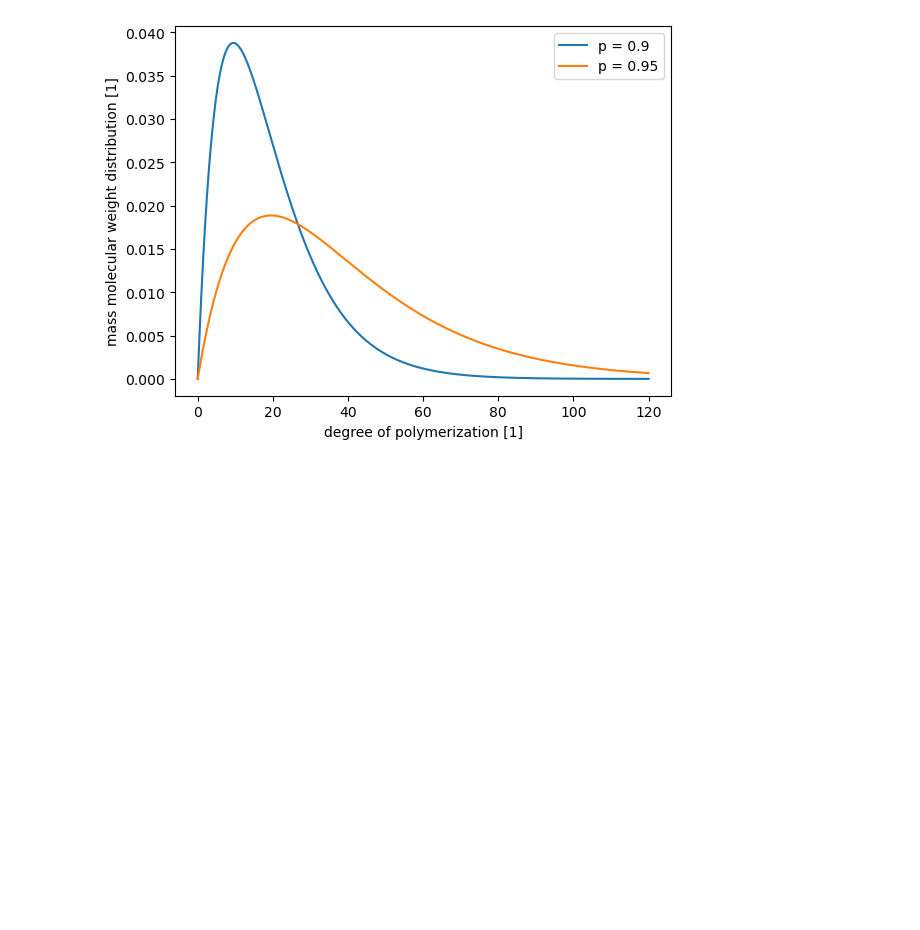
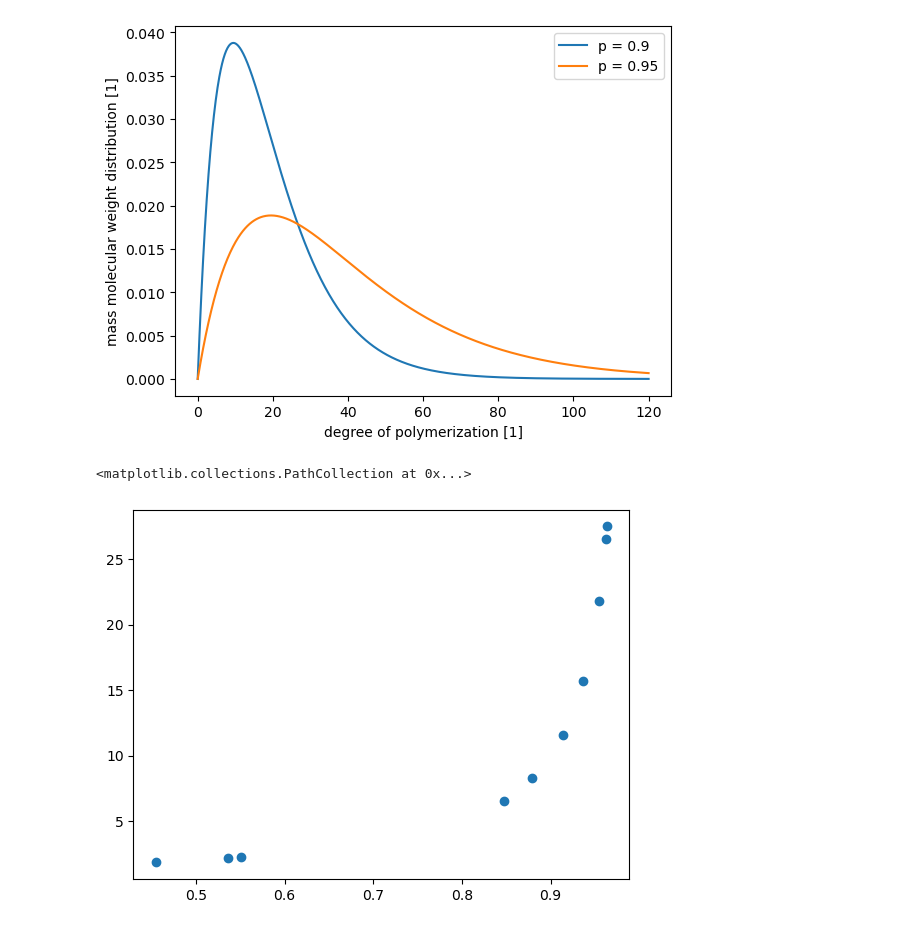
Before and after one commit to Rankenstein678/Makro, a Jupyter notebook: AMC2/AMC2.ipynb, the cells around one changed output. Drawn from its saved outputs; the diff is of its cells as text; code cells hidden in the pictures; blank space fills up the shorter version.

```diff
--- a/AMC2/AMC2.ipynb
+++ b/AMC2/AMC2.ipynb
@@ -152,3 +155,9 @@ The PostScript backend does not support transparency; partially transparent arti
 The PostScript backend does not support transparency; partially transparent artists will be rendered opaque.
 [figure]
 [figure]
+# %%
+fig,ax = plt.subplots()
+ax.scatter(p,Xn)
+# %% [output]
+<matplotlib.collections.PathCollection at 0x...>
+[figure, added]
```
Also changed, not shown: parts of 3 cells of this notebook, 4 other files.
